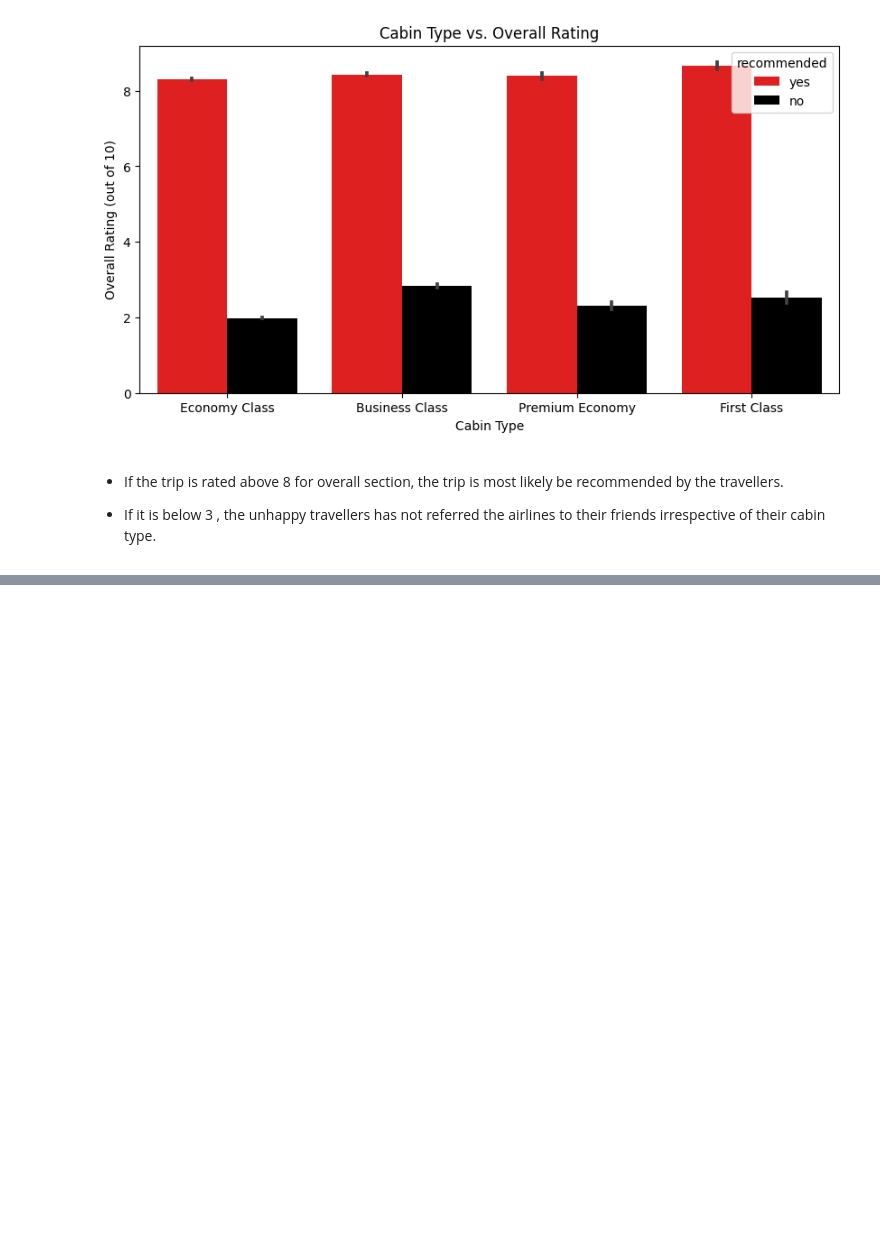
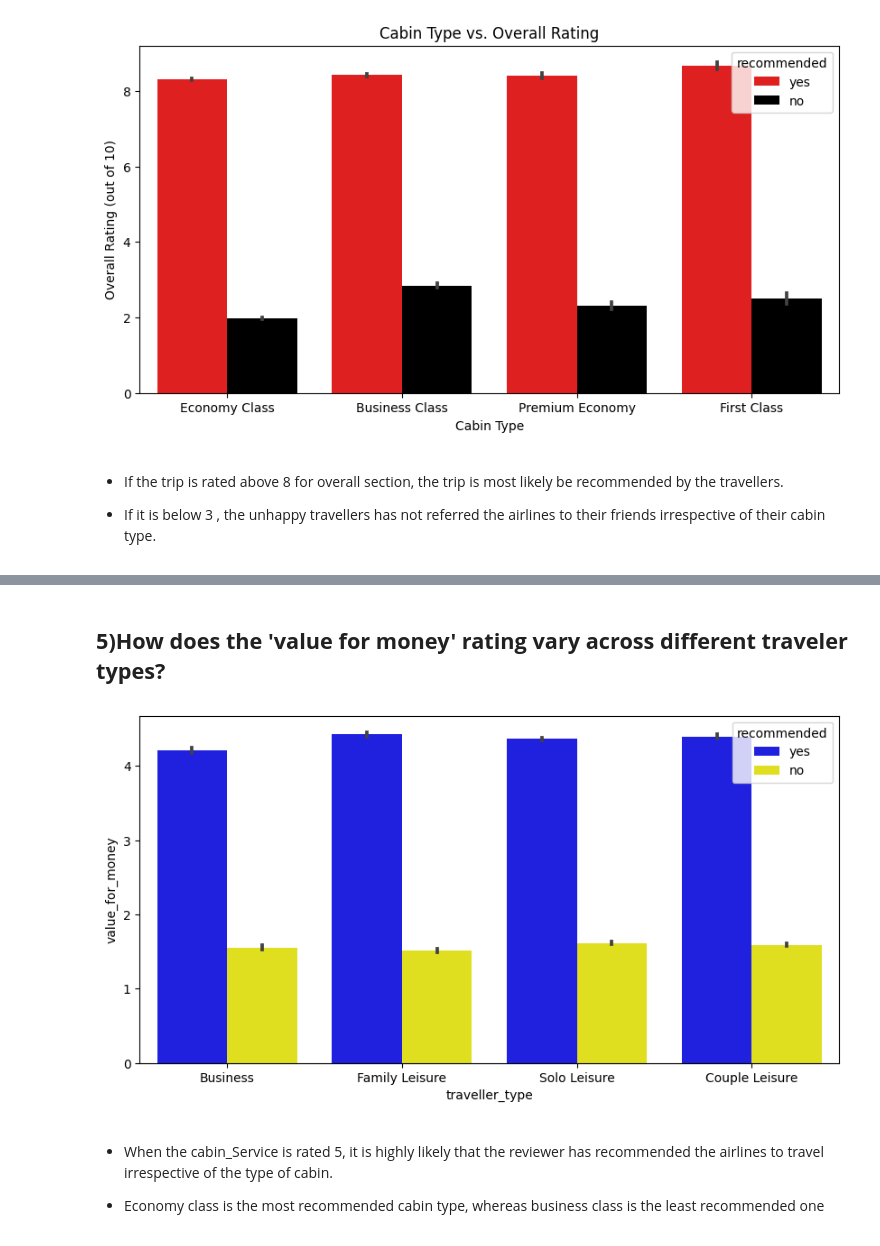
Before and after one commit to Kumarisimran626/Airline_Passenger_Referral_Prediction, a Jupyter notebook: S_K_Airline_Passenger_Referral_Prediction_Capstone_Project.ipynb, the cells around one changed output, grey strips where cells are left out. Drawn from its saved outputs; the diff is of its cells as text; code cells hidden in the pictures; blank space fills up the shorter version.

```diff
--- a/S_K_Airline_Passenger_Referral_Prediction_Capstone_Project.ipynb
+++ b/S_K_Airline_Passenger_Referral_Prediction_Capstone_Project.ipynb
@@ -283,0 +338,15 @@ plt.show()
+# %% [markdown]
+## **5)How does the 'value for money' rating vary across different traveler types?**
+# %%
+#Traveller type and value for money ratings (out of 5 )
+plt.figure(figsize=(10, 5))
+sns.barplot(data=airline_df, x='traveller_type', y='value_for_money', hue='recommended', palette=['blue', 'yellow'])
+plt.show()
+# %% [output]
+[figure, added]
+# %% [markdown]
+
+
+* When the cabin_Service is rated 5, it is highly likely that the reviewer has recommended the airlines to travel irrespective of the type of cabin.
+
+* Economy class is the most recommended cabin type, whereas business class is the least recommended one
```
Also changed, not shown: parts of 12 cells of this notebook.
